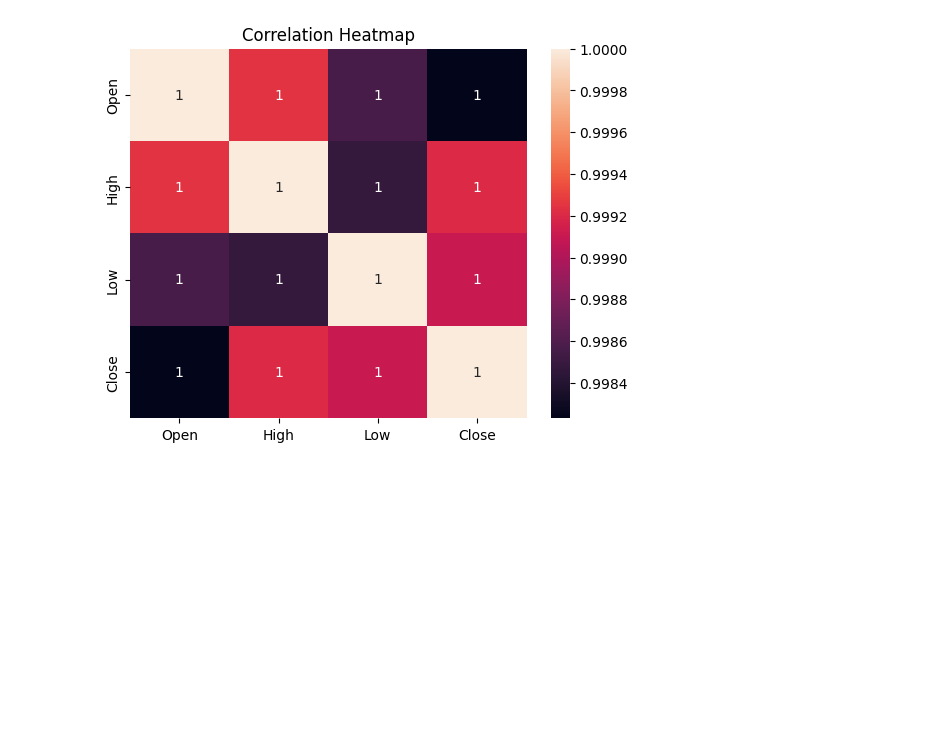
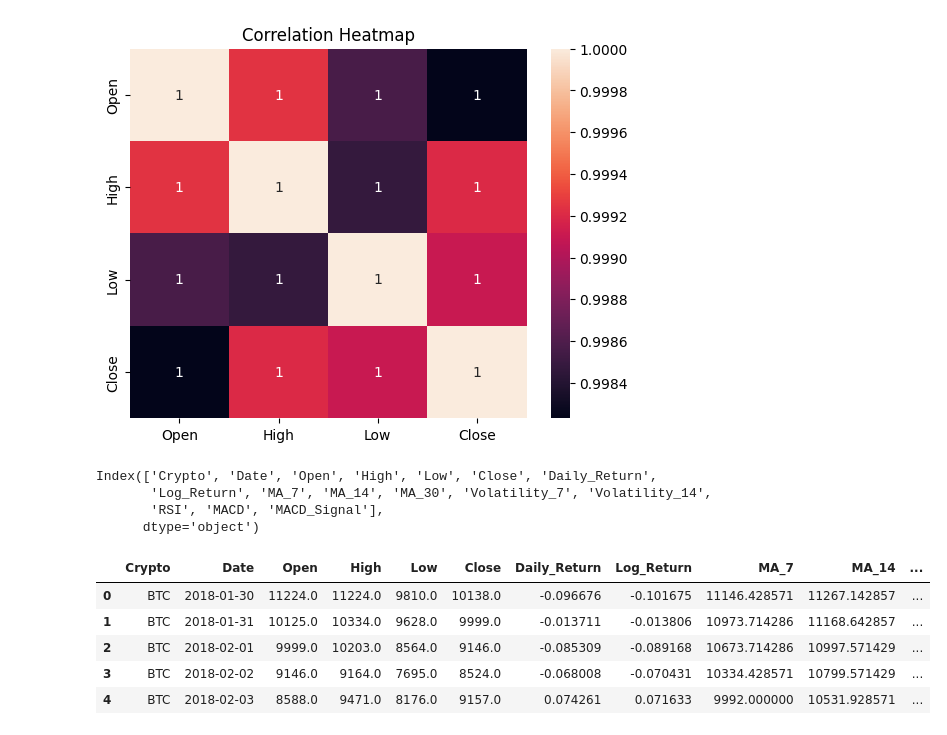
Before and after one commit to KeneanDita/Cryptocurrency-Price-Predictor-using-Time-Series-data, a Jupyter notebook: Notebooks/BTC_Model_Training.ipynb, the cells around one changed output. Cells and saved outputs as stored; diff of their text form; code cells hidden in the pictures; blank space fills up the shorter version.

```diff
--- a/Notebooks/BTC_Model_Training.ipynb
+++ b/Notebooks/BTC_Model_Training.ipynb
@@ -94,0 +104,36 @@ plt.show()
+# %%
+df['Volatility_7']  = df['Daily_Return'].rolling(window=7).std()
+df['Volatility_14'] = df['Daily_Return'].rolling(window=14).std()
+# %%
+window = 14
+delta = df['Close'].diff()
+gain = delta.clip(lower=0)
+loss = -delta.clip(upper=0)
+
+avg_gain = gain.rolling(window).mean()
+avg_loss = loss.rolling(window).mean()
+
+rs = avg_gain / avg_loss
+df['RSI'] = 100 - (100 / (1 + rs))
+# %%
+exp12 = df['Close'].ewm(span=12, adjust=False).mean()
+exp26 = df['Close'].ewm(span=26, adjust=False).mean()
+
+df['MACD'] = exp12 - exp26
+df['MACD_Signal'] = df['MACD'].ewm(span=9, adjust=False).mean()
+# %%
+df = df.dropna().reset_index(drop=True)
+# %%
+print(df.columns)
+df.head()
+# %% [output]
+Index(['Crypto', 'Date', 'Open', 'High', 'Low', 'Close', 'Daily_Return',
+       'Log_Return', 'MA_7', 'MA_14', 'MA_30', 'Volatility_7', 'Volatility_14',
+       'RSI', 'MACD', 'MACD_Signal'],
+      dtype='object')
+|  | Crypto | Date | Open | High | Low | Close | Daily_Return | Log_Return | MA_7 | MA_14 | ... |
+| 0 | BTC | 2018-01-30 | 11224.0 | 11224.0 | 9810.0 | 10138.0 | -0.096676 | -0.101675 | 11146.428571 | 11267.142857 | ... |
+| 1 | BTC | 2018-01-31 | 10125.0 | 10334.0 | 9628.0 | 9999.0 | -0.013711 | -0.013806 | 10973.714286 | 11168.642857 | ... |
+| 2 | BTC | 2018-02-01 | 9999.0 | 10203.0 | 8564.0 | 9146.0 | -0.085309 | -0.089168 | 10673.714286 | 10997.571429 | ... |
+| 3 | BTC | 2018-02-02 | 9146.0 | 9164.0 | 7695.0 | 8524.0 | -0.068008 | -0.070431 | 10334.428571 | 10799.571429 | ... |
+| 4 | BTC | 2018-02-03 | 8588.0 | 9471.0 | 8176.0 | 9157.0 | 0.074261 | 0.071633 | 9992.000000 | 10531.928571 | ... |
```
Also changed, not shown: parts of 7 cells of this notebook.
